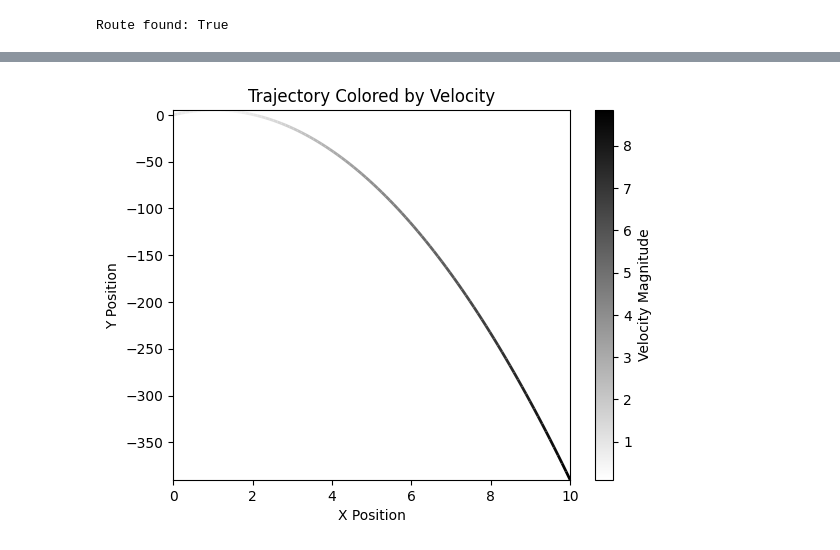
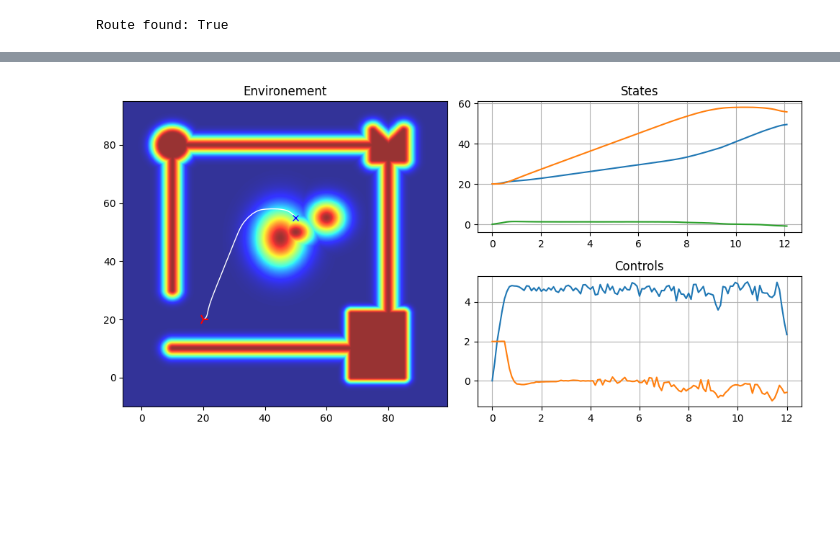
Before and after one commit to wzjoriv/Larp, a Jupyter notebook: presentation.ipynb, the cells around one changed output, grey strips where cells are left out. Saved outputs shown, nothing was run; the diff lists cells and outputs as text; code cells hidden in the pictures; blank space fills up the shorter version.

```diff
--- a/presentation.ipynb
+++ b/presentation.ipynb
@@ -171,35 +172,0 @@ Average area under route (scaled): 0.14520805322134556
-# %%
-import numpy as np
-import matplotlib.pyplot as plt
-from matplotlib.collections import LineCollection
-import matplotlib as mpl
-
-# 1. Sample Data (Trajectory: Parabola)
-t = np.linspace(0, 10, 100)
-x = t
-y = 10 * t - 0.5 * 9.8 * t**2
-# Calculate instantaneous velocity components
-vx = np.gradient(x)
-vy = np.gradient(y)
-velocity = np.sqrt(vx**2 + vy**2) # Speed
-
-# 2. Plotting with Color Map
-fig, ax = plt.subplots()
-points = np.array([x, y]).T.reshape(-1, 1, 2)
-segments = np.concatenate([points[:-1], points[1:]], axis=1)
-
-# Create a colormap
-lc = LineCollection(segments, cmap=mpl.colormaps['grey'].reversed(), array=velocity, linewidths=2)
-lc.set_array(velocity)
-line = ax.add_collection(lc)
-
-# 3. Add Colorbar and Labels
-fig.colorbar(line, label='Velocity Magnitude')
-ax.set_xlim(min(x), max(x))
-ax.set_ylim(min(y), max(y))
-plt.xlabel('X Position')
-plt.ylabel('Y Position')
-plt.title('Trajectory Colored by Velocity')
-plt.show()
-# %% [output]
-[figure, removed]
@@ -205,0 +212,30 @@ plt.show()
+# %%
+# Define vizualization and map
+fig = plt.figure(figsize=(10, 5))
+gs = fig.add_gridspec(2, 2)
+
+ax1 = fig.add_subplot(gs[:, 0])
+ax1.set_aspect('equal')
+ax1.set_title("Environement")
+
+img = ax1.imshow(display, cmap='jet', extent=extent, alpha=0.8)
+ax1.plot(xs[:, 0], xs[:, 1], color="#fff", alpha=1.0, linewidth=1.0)
+ax1.plot(path[0, 0], path[0, 1], 'r4', markersize=10.0, markeredgewidth=1.5)
+ax1.plot(path[-1, 0], path[-1, 1], 'wx')
+ax1.plot(end[0], end[1], 'bx')
+ax1.axis('tight')
+
+ax2 = fig.add_subplot(gs[0, 1])
+ax2.set_title("States")
+ax2.plot(ts, xs)
+ax2.grid()
+
+
+ax3 = fig.add_subplot(gs[1, 1])
+ax3.set_title("Controls")
+ax3.plot(ts[:-1], us)
+ax3.grid()
+
+plt.tight_layout()
+# %% [output]
+[figure, added]
```
Also changed, not shown: parts of 5 cells of this notebook, 12 other files.
